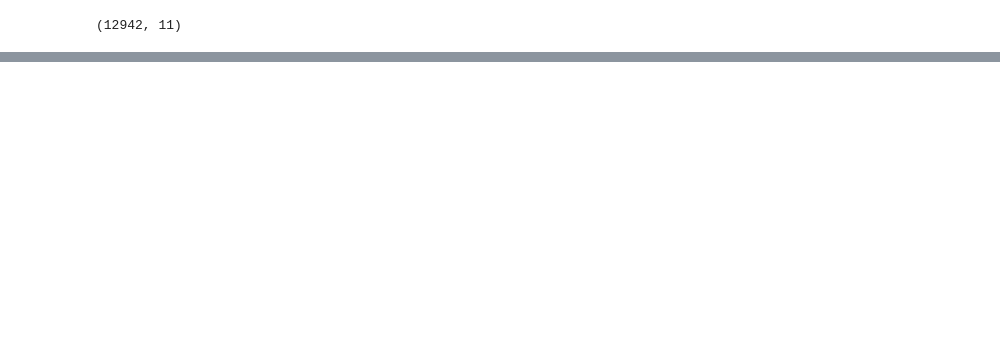
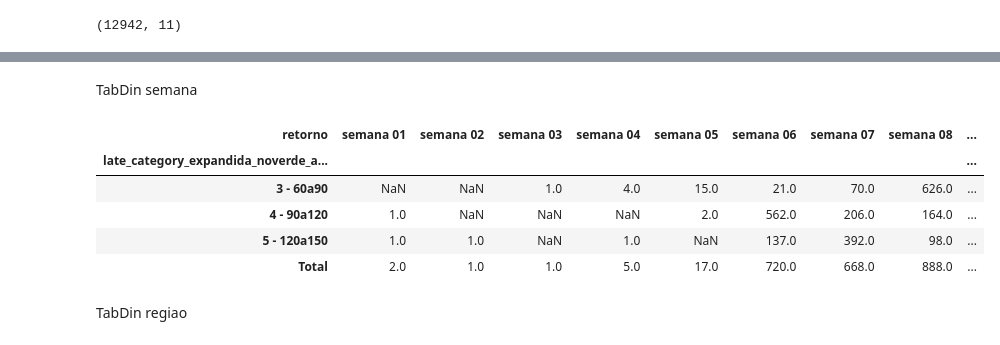
Before and after one commit to vicari1/teste_automatic, a Jupyter notebook: teste.ipynb, the cells around one changed output, grey strips where cells are left out. Saved outputs shown, nothing was run; the diff lists cells and outputs as text; code cells hidden in the pictures; blank space fills up the shorter version.

```diff
--- a/teste.ipynb
+++ b/teste.ipynb
@@ -159,12 +281,2 @@ df.shape
-# %%
-df_retorno['data_inicio_protesto'] = pd.to_datetime(df_retorno['data_inicio_protesto'])
-
-df_retorno['diferenca_dias'] = (dt.datetime.today() - df_retorno['data_inicio_protesto']).dt.days
-
-df_retorno = df_retorno.sort_values(by='diferenca_dias', ascending=False)
-
-df_retorno = df_retorno.drop_duplicates(subset='loan_id')
-
-df_retorno.drop(columns='diferenca_dias', inplace=True)
 # %%
 df_retorno.shape
@@ -170,0 +309,2 @@ df_retorno.shape
+# %%
+df_retorno = df_retorno.sort_values(by='diferenca_dias', ascending=True)
@@ -175,3 +346 @@ df_retorno.head(3)
-# %%
-df_retorno = df_retorno[df_retorno['data_retorno'] <= hoje]
 # %%
@@ -234,0 +474,21 @@ print(flag_acordo)
+# %% [markdown]
+TabDin semana
+# %%
+semana = df_final.query("grupo_controle == 0 & flag_protesto == 0 & acordo_a_vencer == 0 & flag_parcela == '>300' & retorno !=0")
+# %%
+flag_semana = semana.pivot_table(index='late_category_expandida_noverde_atual',
+                                 columns='retorno',
+                                 values='loan_id',
+                                 aggfunc='count',
+                                 margins=True,
+                                 margins_name='Total')
+flag_semana
+# %% [output]
+| retorno | semana 01 | semana 02 | semana 03 | semana 04 | semana 05 | semana 06 | semana 07 | semana 08 | ... |
+| late_category_expandida_noverde_a... |  |  |  |  |  |  |  |  | ... |
+| 3 - 60a90 | NaN | NaN | 1.0 | 4.0 | 15.0 | 21.0 | 70.0 | 626.0 | ... |
+| 4 - 90a120 | 1.0 | NaN | NaN | NaN | 2.0 | 562.0 | 206.0 | 164.0 | ... |
+| 5 - 120a150 | 1.0 | 1.0 | NaN | 1.0 | NaN | 137.0 | 392.0 | 98.0 | ... |
+| Total | 2.0 | 1.0 | 1.0 | 5.0 | 17.0 | 720.0 | 668.0 | 888.0 | ... |
+# %% [markdown]
+TabDin regiao
```
Also changed, not shown: parts of 76 cells of this notebook.
